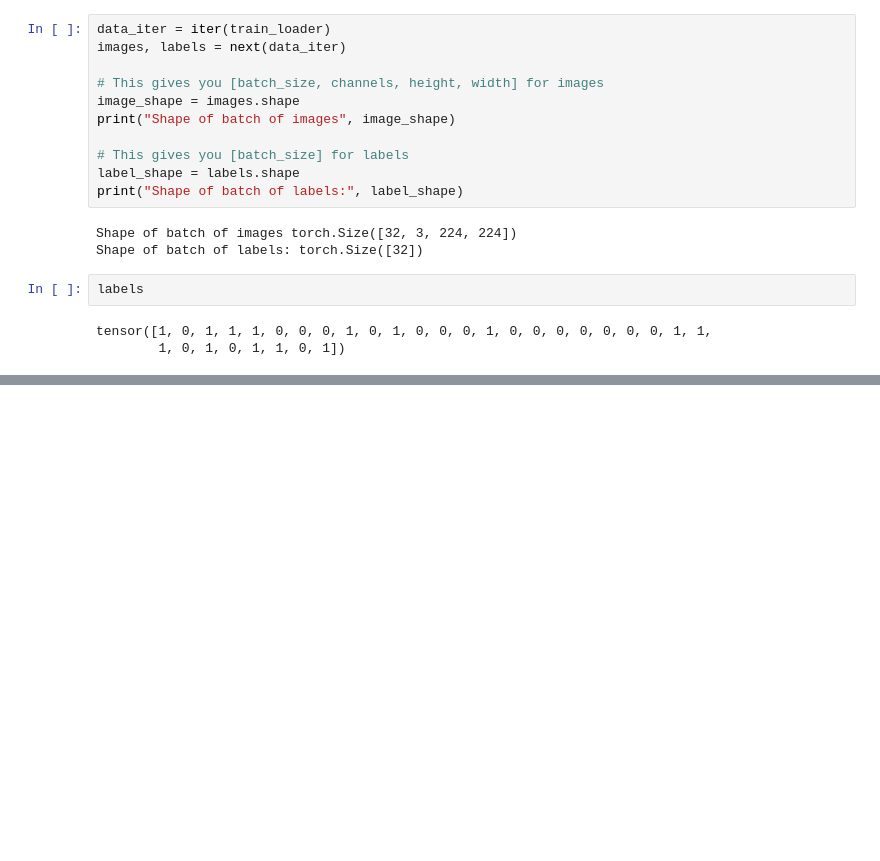
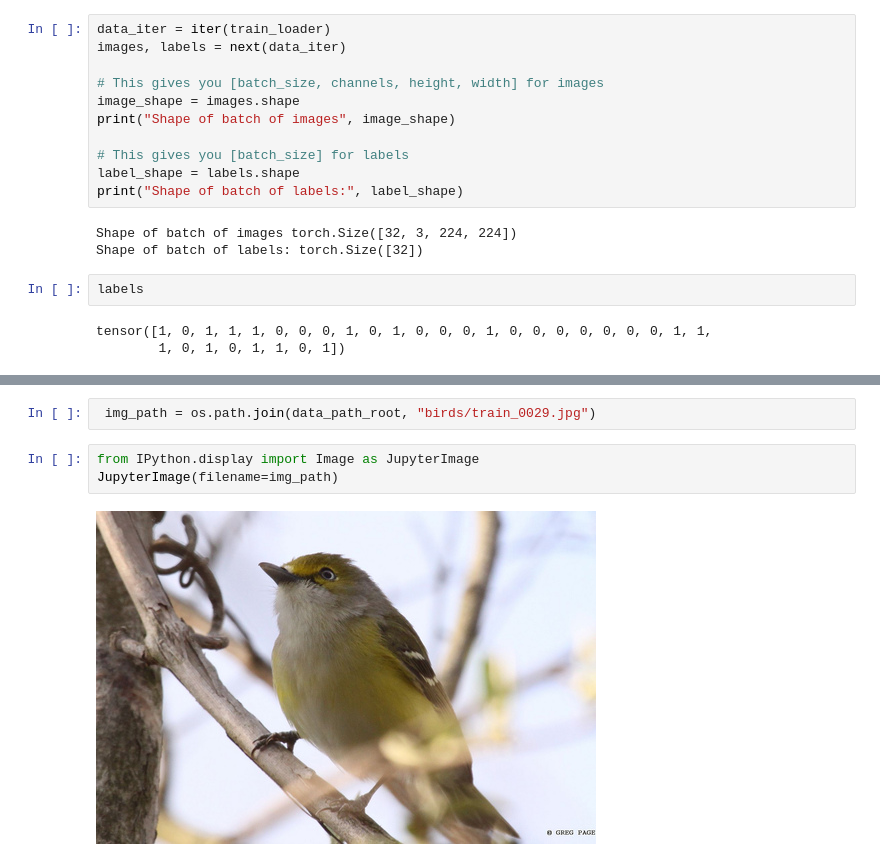
Before and after one commit to ayyanar7/2023, a Jupyter notebook: binary_classification.ipynb, the cells around one changed output, grey strips where cells are left out. Cells and saved outputs as stored; diff of their text form; blank space fills up the shorter version.

```diff
--- a/binary_classification.ipynb
+++ b/binary_classification.ipynb
@@ -254,0 +529,7 @@ tensor([1, 0, 1, 1, 1, 0, 0, 0, 1, 0, 1, 0, 0, 0, 1, 0, 0, 0, 0, 0, 0, 0, 1, 1,
+# %%
+ img_path = os.path.join(data_path_root, "birds/train_0029.jpg")
+# %%
+from IPython.display import Image as JupyterImage
+JupyterImage(filename=img_path)
+# %% [output]
+[figure, added]
```
Also changed, not shown: parts of 25 cells of this notebook.
